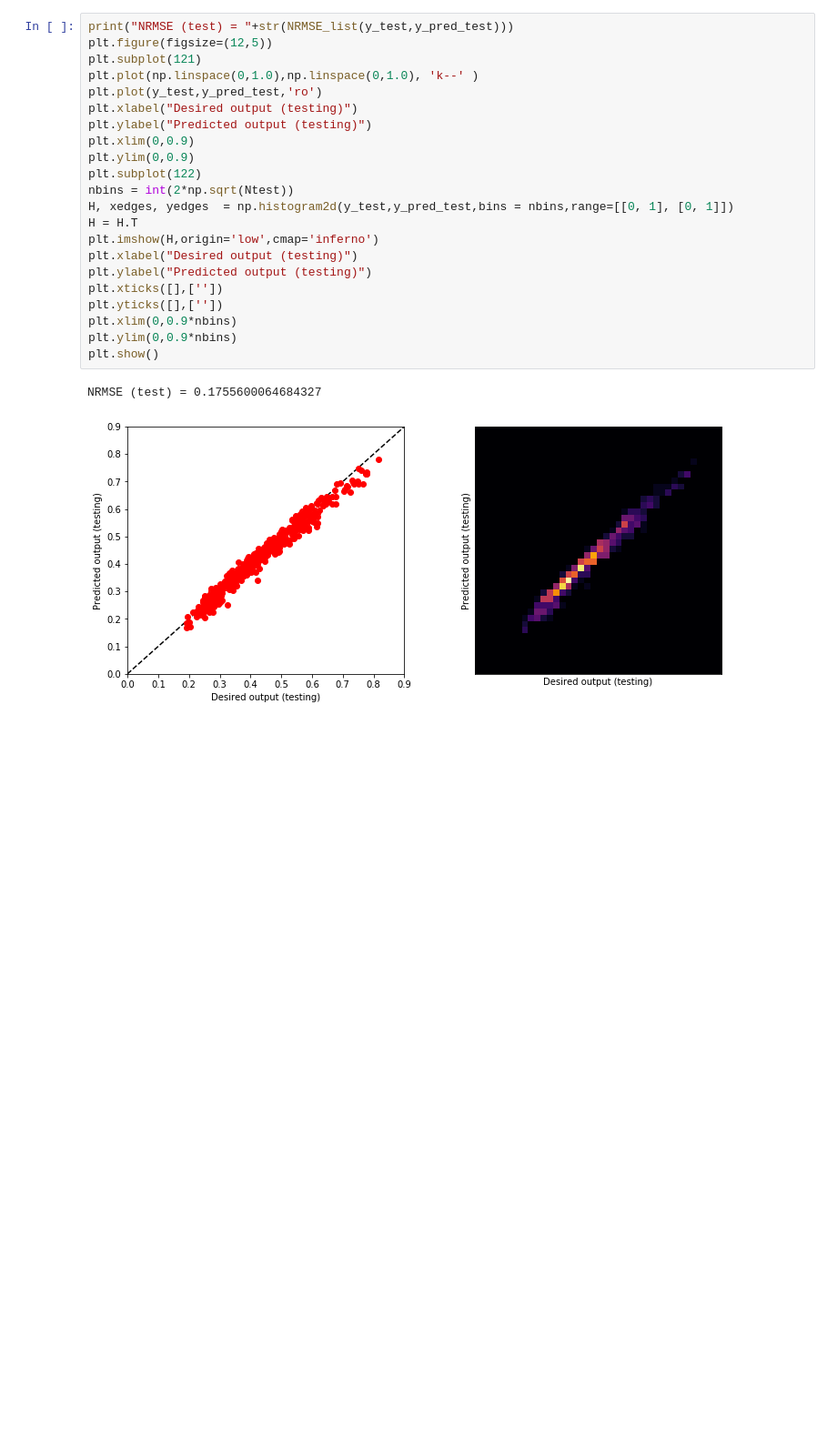
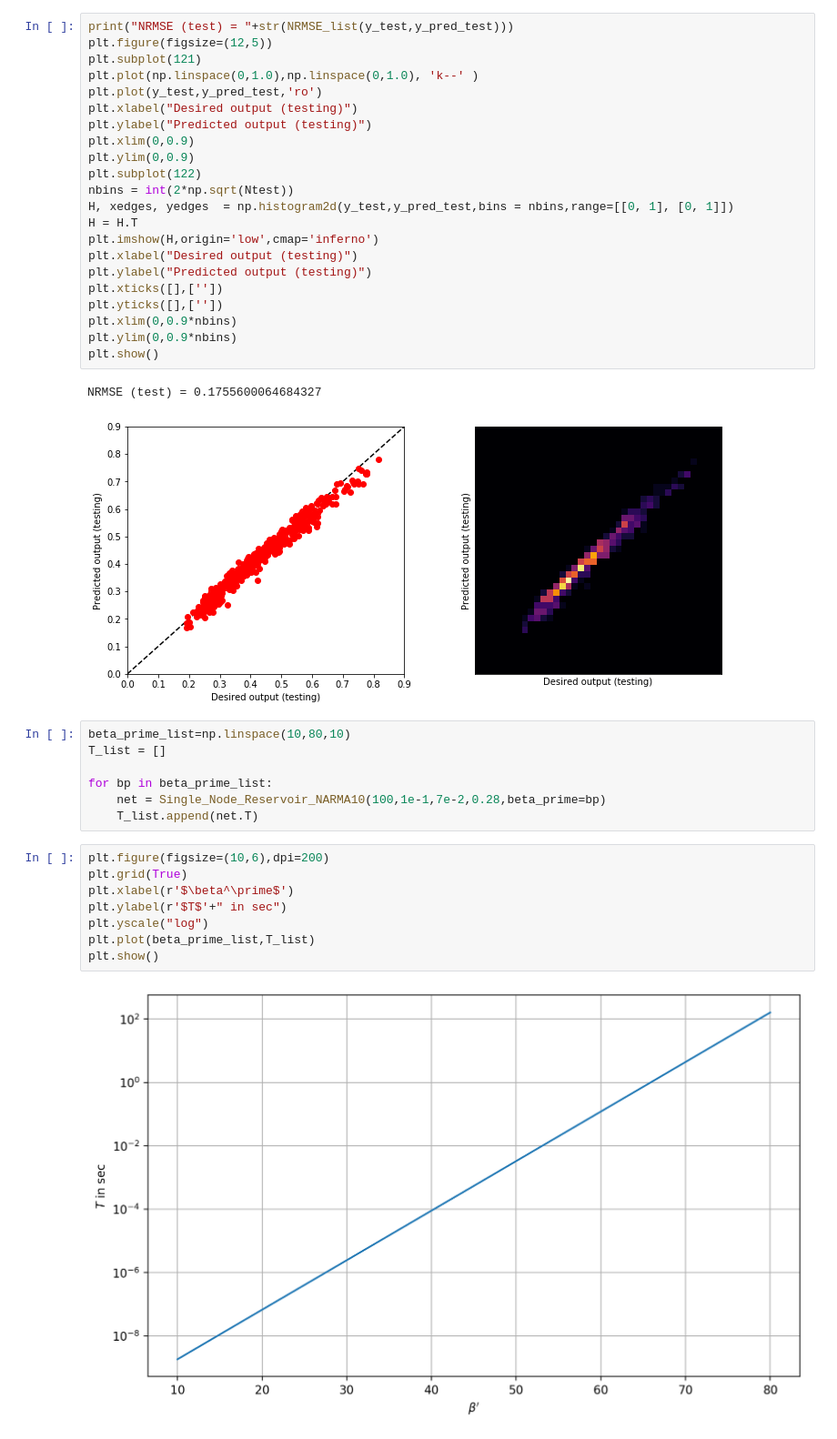
Before and after one commit to spintronic-computing-group/spnc, a Jupyter notebook: notebooks/SPNC-anisotropy/SP_anisotropy_learning_2.ipynb, the cells around one changed output. Shown at 91% size. Drawn from its saved outputs; the diff is of its cells as text; blank space fills up the shorter version.

```diff
--- a/notebooks/SPNC-anisotropy/SP_anisotropy_learning_2.ipynb
+++ b/notebooks/SPNC-anisotropy/SP_anisotropy_learning_2.ipynb
@@ -1139,3 +1135,20 @@ plt.show()
 # %% [output]
 NRMSE (test) = 0.1755600064684327
 [figure]
+# %%
+beta_prime_list=np.linspace(10,80,10)
+T_list = []
+
+for bp in beta_prime_list:
+    net = Single_Node_Reservoir_NARMA10(100,1e-1,7e-2,0.28,beta_prime=bp)
+    T_list.append(net.T)
+# %%
+plt.figure(figsize=(10,6),dpi=200)
+plt.grid(True)
+plt.xlabel(r'$\beta^\prime$')
+plt.ylabel(r'$T$'+" in sec")
+plt.yscale("log")
+plt.plot(beta_prime_list,T_list)
+plt.show()
+# %% [output]
+[figure, added]
```
Also changed, not shown: parts of 1 cell of this notebook, 5 other files.
